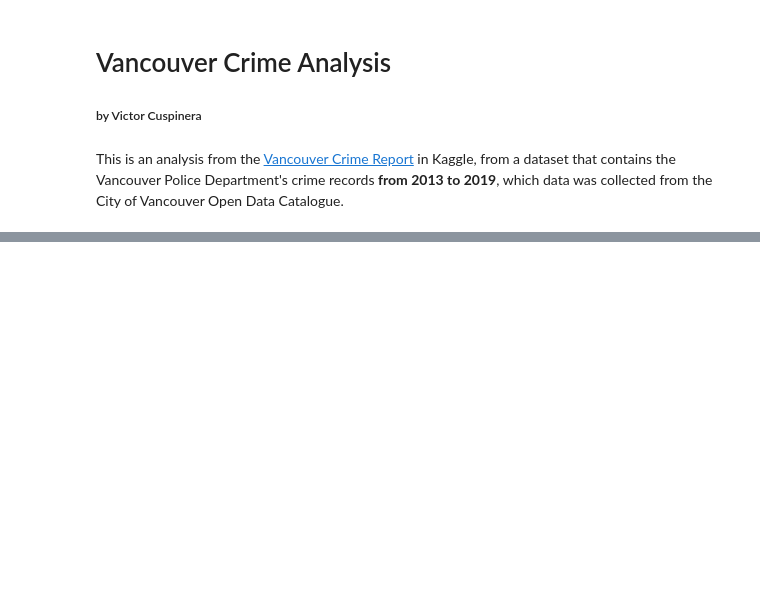
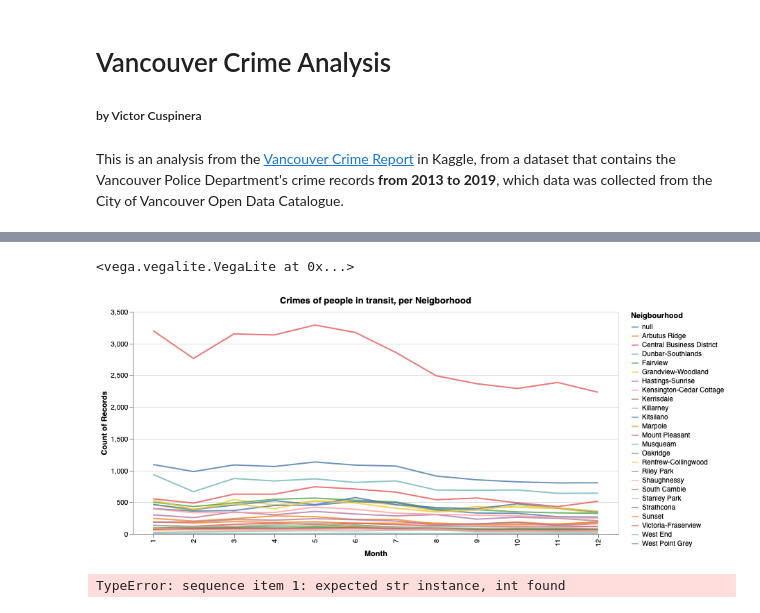
Before and after one commit to vcuspinera/vancouver_crime, a Jupyter notebook: vancouver_crime.ipynb, the cells around one changed output, grey strips where cells are left out. Drawn from its saved outputs; the diff is of its cells as text; code cells hidden in the pictures; blank space fills up the shorter version.

```diff
--- a/vancouver_crime.ipynb
+++ b/vancouver_crime.ipynb
@@ -61,0 +204,32 @@ X.strides
+# %%
+# Which are the most crimes of people in transit going on?
+last_4_years = van_crime["Year"].isin(['2019', '2018', '2017', '2016'])
+
+alt.Chart(van_crime[last_4_years]).mark_line(
+    opacity=0.8
+).encode(
+    alt.X('Month:O'),# bin=alt.Bin(maxbins=30)),
+    alt.Y('count()', stack=None),
+    alt.Color('Neigbourhood'),
+).properties(
+    title = "Crimes of people in transit, per Neigborhood",
+    width=700,
+    height=320
+)
+
+# THE .interactive()  IS NOT WORKING
+# %% [output]
+<vega.vegalite.VegaLite at 0x...>
+[figure, added]
+# %%
+# where are more crimes for transit people in Vancouver
+alt.Chart(van_crime).mark_line(
+    x="Neigbourhood",
+    y="count()"
+).properties(
+    title = "Crimes of people in transit by Neigborhood",
+    width=700,
+    height=320
+)
+# %% [output]
+TypeError: sequence item 1: expected str instance, int found
```
Also changed, not shown: parts of 29 cells of this notebook.
